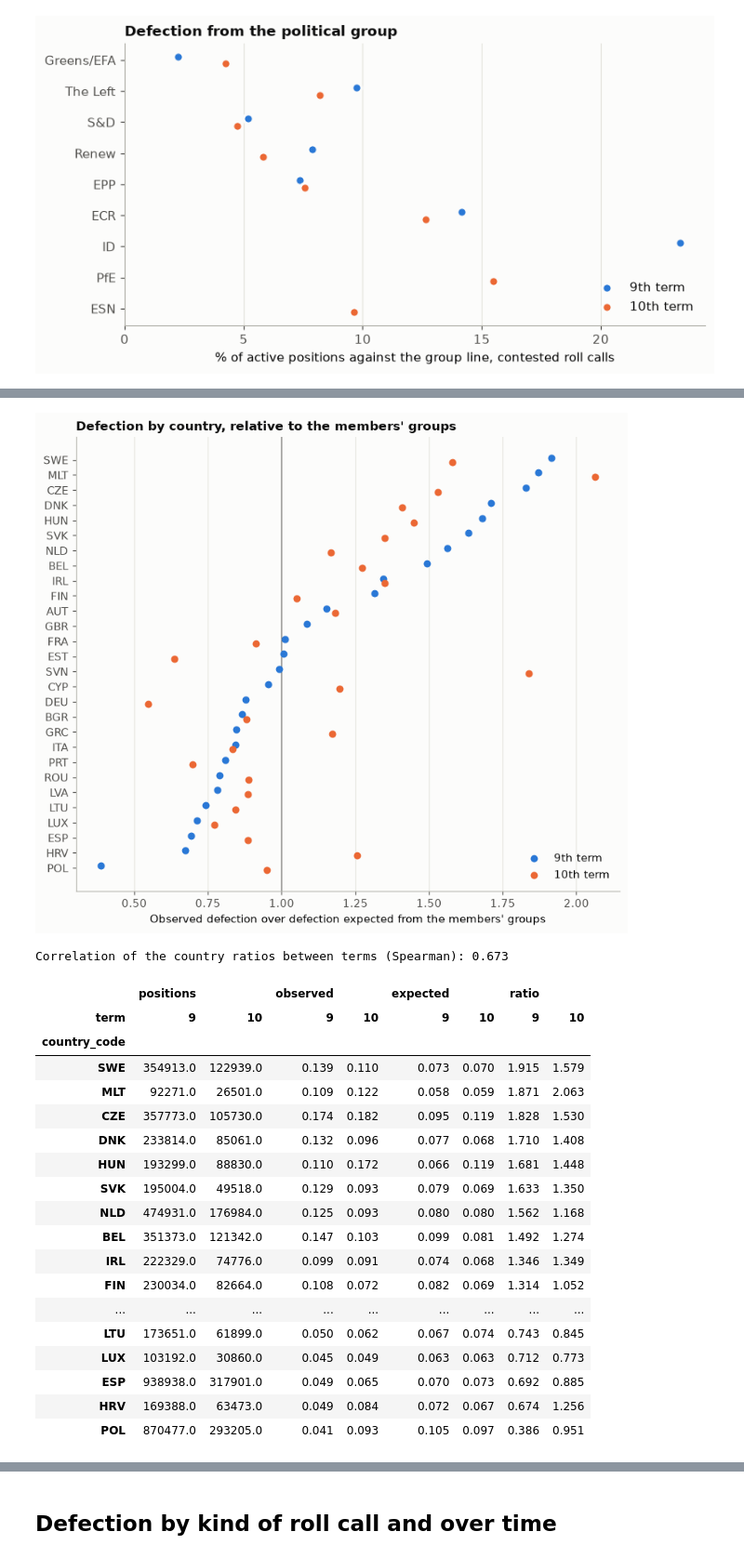
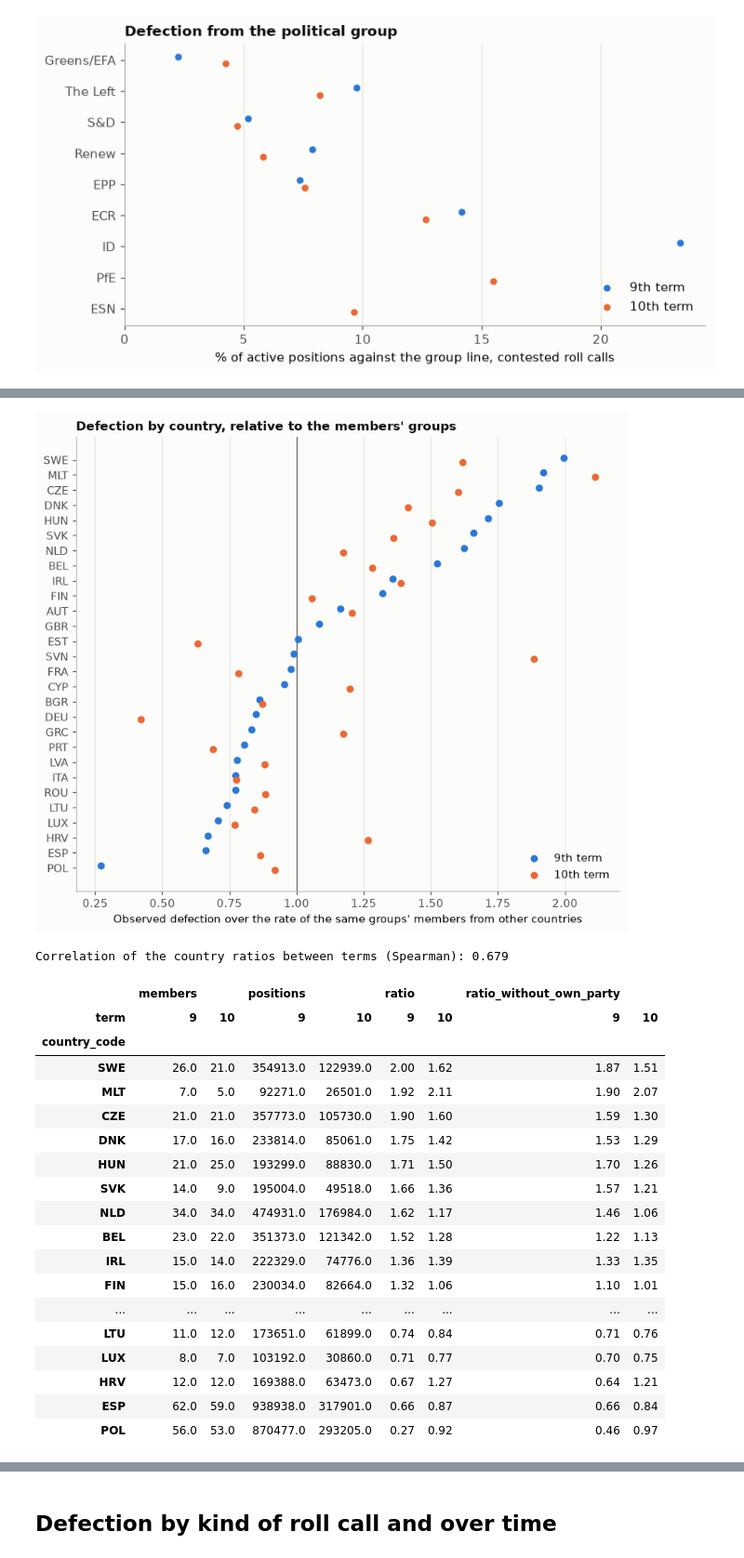
Before and after one commit to iisma-ai/political-spectrum-ml, a Jupyter notebook: european_parliament/pipeline/vote_explanation/notebooks/01_defection_patterns.ipynb, the cells around one changed output, grey strips where cells are left out. Shown at 93% size. Drawn from its saved outputs; the diff is of its cells as text; code cells hidden in the pictures.

```diff
--- a/european_parliament/pipeline/vote_explanation/notebooks/01_defection_patterns.ipynb
+++ b/european_parliament/pipeline/vote_explanation/notebooks/01_defection_patterns.ipynb
@@ -66,7 +67,13 @@ COMMITTEE_LABELS = dict(zip(committees["code"], committees["label"])) | {"JOINT"
 independents = independent_party_ids(load("national_parties"))
 frames = []
 for term in TERMS:
-    frames.append(defection_rows(load_votes(term), no_party_ids=independents))
+    votes = load_votes(term)
+    # Seats: members of the national party in the same group listed on the roll call, whatever their position.
+    seats = votes.groupby(["vote_id", "group_code", "national_party_id"], observed=True).size().rename("party_seats").reset_index()
+    seats["group_code"] = seats["group_code"].astype(str)
+    term_rows = defection_rows(votes, no_party_ids=independents)
+    frames.append(term_rows.merge(seats, on=["vote_id", "group_code", "national_party_id"], how="left"))
+    del votes, term_rows
 rows = pd.concat(frames, ignore_index=True)
 del frames
 rows = rows.join(rollcalls[["half", "minority_share", "minority_share_with_abstention", "vote_part",
@@ -151,49 +163,63 @@ Countries are spread unevenly across groups, so each country's rate is compared
 # %%
+def country_ratios(frame, column):
+    """Observed defection over the rate of the same group's members from other countries, weighted by positions."""
+    frame = frame.dropna(subset=[column])
+    sums = frame.groupby(["term", "group_code"])[column].agg(["sum", "count"])
+    by_country = frame.groupby(["term", "group_code", "country_code"])[column].agg(["sum", "count"]).reset_index()
+    by_country = by_country.merge(sums.reset_index(), on=["term", "group_code"], suffixes=("", "_group"))
+    by_country["others_rate"] = ((by_country["sum_group"] - by_country["sum"])
+                                 / (by_country["count_group"] - by_country["count"]))
+    by_country["expected_defections"] = by_country["others_rate"] * by_country["count"]
+    result = by_country.groupby(["term", "country_code"]).agg(
+        positions=("count", "sum"), defections=("sum", "sum"), expected=("expected_defections", "sum"))
+    result["ratio"] = result["defections"] / result["expected"]
+    return result
+
+
 with_line = grouped.dropna(subset=["defected_group"])
-group_rate = with_line.groupby(["term", "group_code"])["defected_group"].mean().rename("group_rate")
-with_line = with_line.join(group_rate, on=["term", "group_code"])
-country = with_line.groupby(["term", "country_code"]).agg(
-    positions=("defected_group", "size"), observed=("defected_group", "mean"), expected=("group_rate", "mean"))
-country["ratio"] = country["observed"] / country["expected"]
+country = country_ratios(grouped, "defected_group")
+country["members"] = with_line.groupby(["term", "country_code"])["member_id"].nunique()
+country["ratio_without_own_party"] = country_ratios(grouped, "defected_group_outside")["ratio"]
 wide = country["ratio"].unstack("term")
 wide = wide.sort_values(9)
 fig, axis = plt.subplots(figsize=(7.5, 6.6))
 positions = np.arange(len(wide))
 for term, color, offset in zip(TERMS, SERIES, [0.15, -0.15]):
     axis.scatter(wide[term], positions + offset, s=30, color=color, label=f"{term}th term", zorder=3)
 axis.axvline(1, color=NEUTRAL, linewidth=0.8)
 axis.set_yticks(positions, wide.index)
-axis.set_xlabel("Observed defection over defection expected from the members' groups")
+axis.set_xlabel("Observed defection over the rate of the same groups' members from other countries")
 axis.set_title("Defection by country, relative to the members' groups")
 axis.legend(loc="lower right")
 axis.grid(axis="y", visible=False)
 fig.tight_layout()
 plt.show()
 print("Correlation of the country ratios between terms (Spearman):",
       round(wide[9].corr(wide[10], method="spearman"), 3))
-display(country.unstack("term").round(3).sort_values(("ratio", 9), ascending=False))
+display(country[["members", "positions", "ratio", "ratio_without_own_party"]].unstack("term").round(2)
+        .sort_values(("ratio", 9), ascending=False))
 # %% [output]
-[figure, old version]
+[figure, new version]
-Correlation of the country ratios between terms (Spearman): 0.673
+Correlation of the country ratios between terms (Spearman): 0.679
-|  | positions |  | observed |  | expected |  | ratio |  |
+|  | members |  | positions |  | ratio |  | ratio_without_own_party |  |
 | term | 9 | 10 | 9 | 10 | 9 | 10 | 9 | 10 |
 | country_code |  |  |  |  |  |  |  |  |
-| SWE | 354913.0 | 122939.0 | 0.139 | 0.110 | 0.073 | 0.070 | 1.915 | 1.579 |
-| MLT | 92271.0 | 26501.0 | 0.109 | 0.122 | 0.058 | 0.059 | 1.871 | 2.063 |
-| CZE | 357773.0 | 105730.0 | 0.174 | 0.182 | 0.095 | 0.119 | 1.828 | 1.530 |
-| DNK | 233814.0 | 85061.0 | 0.132 | 0.096 | 0.077 | 0.068 | 1.710 | 1.408 |
-| HUN | 193299.0 | 88830.0 | 0.110 | 0.172 | 0.066 | 0.119 | 1.681 | 1.448 |
-| SVK | 195004.0 | 49518.0 | 0.129 | 0.093 | 0.079 | 0.069 | 1.633 | 1.350 |
-| NLD | 474931.0 | 176984.0 | 0.125 | 0.093 | 0.080 | 0.080 | 1.562 | 1.168 |
-| BEL | 351373.0 | 121342.0 | 0.147 | 0.103 | 0.099 | 0.081 | 1.492 | 1.274 |
-| IRL | 222329.0 | 74776.0 | 0.099 | 0.091 | 0.074 | 0.068 | 1.346 | 1.349 |
-| FIN | 230034.0 | 82664.0 | 0.108 | 0.072 | 0.082 | 0.069 | 1.314 | 1.052 |
+| SWE | 26.0 | 21.0 | 354913.0 | 122939.0 | 2.00 | 1.62 | 1.87 | 1.51 |
+| MLT | 7.0 | 5.0 | 92271.0 | 26501.0 | 1.92 | 2.11 | 1.90 | 2.07 |
+| CZE | 21.0 | 21.0 | 357773.0 | 105730.0 | 1.90 | 1.60 | 1.59 | 1.30 |
+| DNK | 17.0 | 16.0 | 233814.0 | 85061.0 | 1.75 | 1.42 | 1.53 | 1.29 |
+| HUN | 21.0 | 25.0 | 193299.0 | 88830.0 | 1.71 | 1.50 | 1.70 | 1.26 |
+| SVK | 14.0 | 9.0 | 195004.0 | 49518.0 | 1.66 | 1.36 | 1.57 | 1.21 |
+| NLD | 34.0 | 34.0 | 474931.0 | 176984.0 | 1.62 | 1.17 | 1.46 | 1.06 |
+| BEL | 23.0 | 22.0 | 351373.0 | 121342.0 | 1.52 | 1.28 | 1.22 | 1.13 |
+| IRL | 15.0 | 14.0 | 222329.0 | 74776.0 | 1.36 | 1.39 | 1.33 | 1.35 |
+| FIN | 15.0 | 16.0 | 230034.0 | 82664.0 | 1.32 | 1.06 | 1.10 | 1.01 |
 | ... | ... | ... | ... | ... | ... | ... | ... | ... |
-| LTU | 173651.0 | 61899.0 | 0.050 | 0.062 | 0.067 | 0.074 | 0.743 | 0.845 |
-| LUX | 103192.0 | 30860.0 | 0.045 | 0.049 | 0.063 | 0.063 | 0.712 | 0.773 |
-| ESP | 938938.0 | 317901.0 | 0.049 | 0.065 | 0.070 | 0.073 | 0.692 | 0.885 |
-| HRV | 169388.0 | 63473.0 | 0.049 | 0.084 | 0.072 | 0.067 | 0.674 | 1.256 |
-| POL | 870477.0 | 293205.0 | 0.041 | 0.093 | 0.105 | 0.097 | 0.386 | 0.951 |
+| LTU | 11.0 | 12.0 | 173651.0 | 61899.0 | 0.74 | 0.84 | 0.71 | 0.76 |
+| LUX | 8.0 | 7.0 | 103192.0 | 30860.0 | 0.71 | 0.77 | 0.70 | 0.75 |
+| HRV | 12.0 | 12.0 | 169388.0 | 63473.0 | 0.67 | 1.27 | 0.64 | 1.21 |
+| ESP | 62.0 | 59.0 | 938938.0 | 317901.0 | 0.66 | 0.87 | 0.66 | 0.84 |
+| POL | 56.0 | 53.0 | 870477.0 | 293205.0 | 0.27 | 0.92 | 0.46 | 0.97 |
 # %% [markdown]
 **What this shows**
 
```
Also changed, not shown: parts of 9 cells of this notebook, 8 other files.
